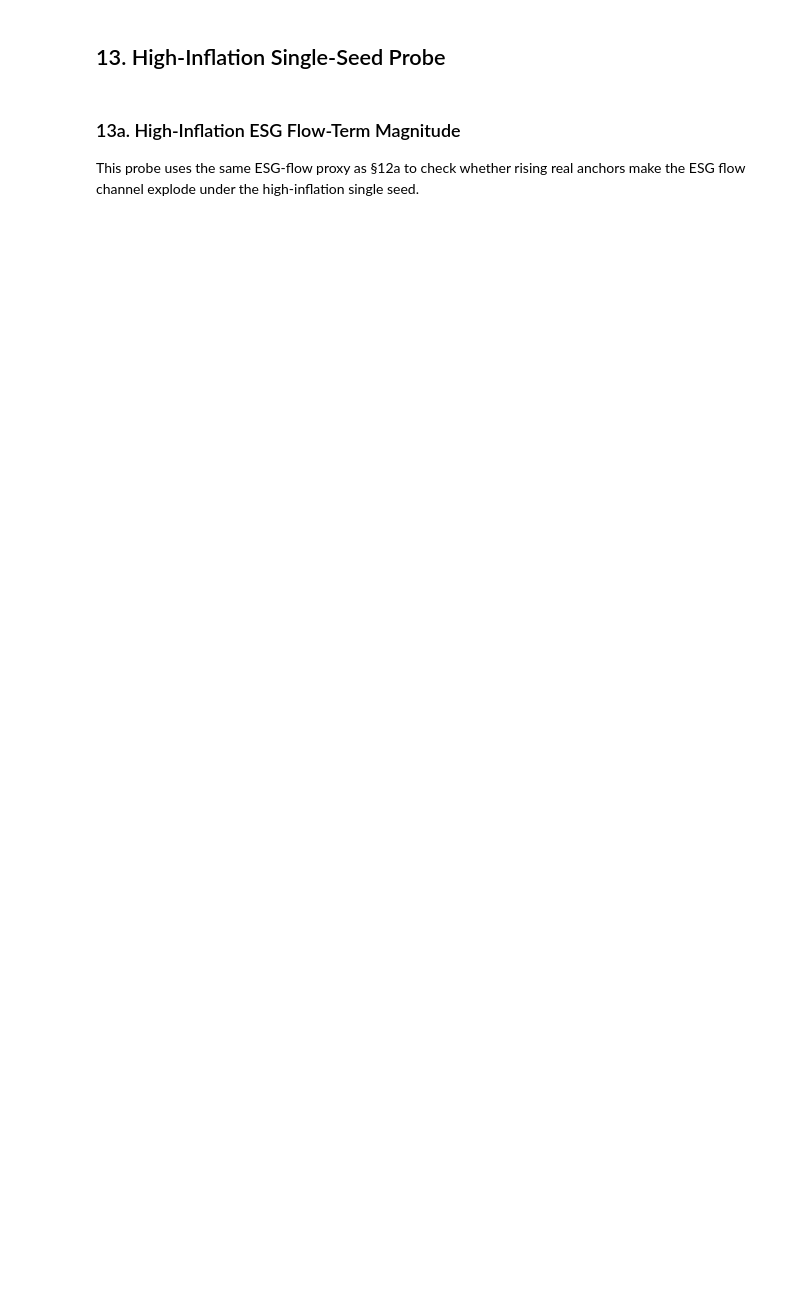
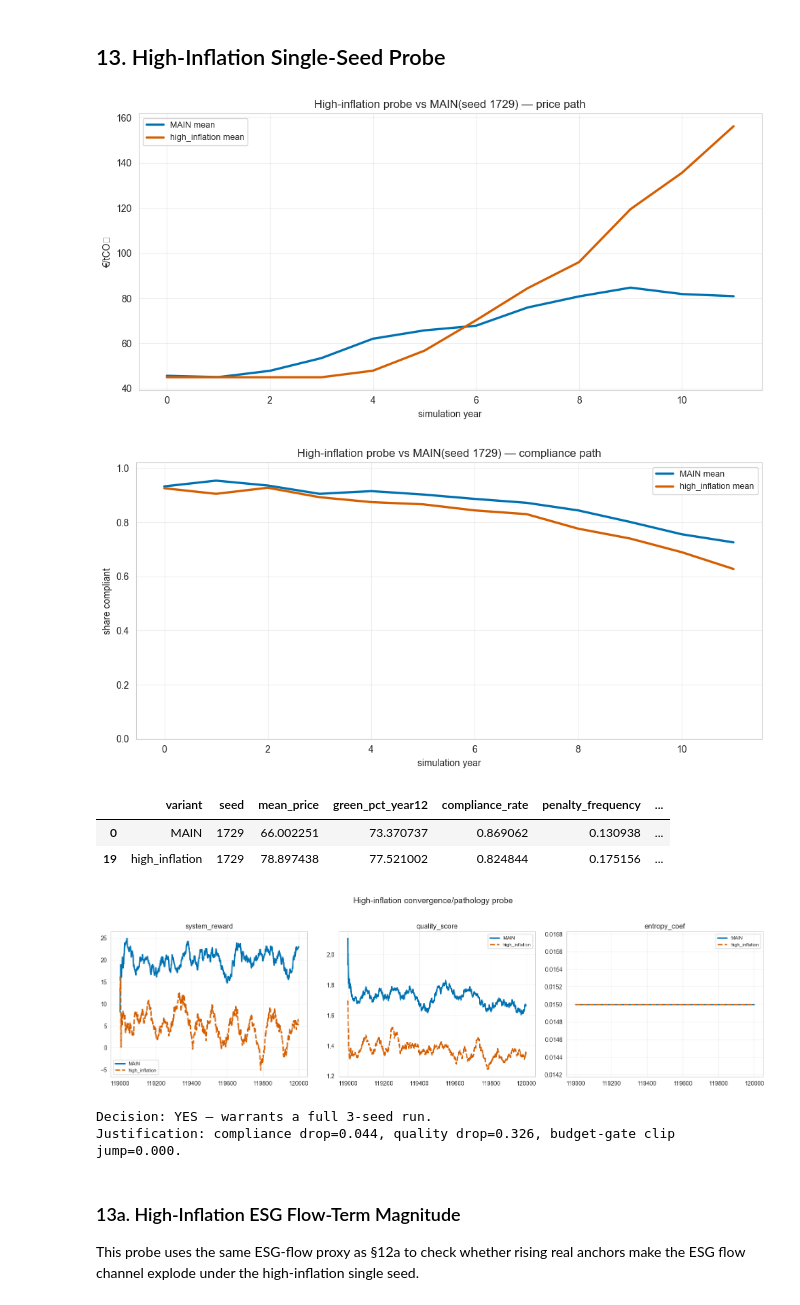
Before and after one commit to DJH961/Thesis-Energy-Auction, a Jupyter notebook: notebooks/ets_marl - Thesis Experiments Analysis.ipynb, the cells around one changed output. Cells and saved outputs as stored; diff of their text form; code cells hidden in the pictures; blank space fills up the shorter version.

Commit message:
Thesis Experiments Notebook Run

```diff
--- a/notebooks/ets_marl - Thesis Experiments Analysis.ipynb
+++ b/notebooks/ets_marl - Thesis Experiments Analysis.ipynb
@@ -900,52 +1151,94 @@ else:
 # %% [markdown]
 ## 13. High-Inflation Single-Seed Probe
 # %%
-_plot_yearly_variants(['MAIN', 'high_inflation'], price_metric,
-                      'High-inflation probe vs MAIN(seed 1729) — price path', '€/tCO₂', seeds=[1729])
-_plot_yearly_variants(['MAIN', 'high_inflation'], compliance_metric,
-                      'High-inflation probe vs MAIN(seed 1729) — compliance path', 'share compliant', seeds=[1729], ylim=(0, 1.02))
+# Colorblind-safe palette (Okabe-Ito) + style redundancy (linestyle)
+VARIANT_COLOR.update({
+    'MAIN': '#0072B2',            # blue
+    'high_inflation': '#D55E00',  # vermillion
+})
+variant_style = {
+    'MAIN': '-',
+    'high_inflation': '--',
+}
+
+_plot_yearly_variants(
+    ['MAIN', 'high_inflation'],
+    price_metric,
+    'High-inflation probe vs MAIN(seed 1729) — price path',
+    '€/tCO₂',
+    seeds=[1729],
+)
+_plot_yearly_variants(
+    ['MAIN', 'high_inflation'],
+    compliance_metric,
+    'High-inflation probe vs MAIN(seed 1729) — compliance path',
+    'share compliant',
+    seeds=[1729],
+    ylim=(0, 1.02),
+)
 
 hi_cols = ['variant', 'seed', 'mean_price', 'green_pct_year12', 'compliance_rate', 'penalty_frequency',
            'penalty_magnitude_positive', 'budget_gate_clip_freq', 'quality_score', 'Q_volatility',
            'within_episode_price_std', 'system_reward']
-hi_df = summary_df[summary_df['variant'].astype(str).isin(['MAIN', 'high_inflation']) & summary_df['seed'].eq(1729)][hi_cols]
+hi_df = summary_df[
+    summary_df['variant'].astype(str).isin(['MAIN', 'high_inflation']) & summary_df['seed'].eq(1729)
+][hi_cols]
 display(hi_df)
 
 # Episode-level diagnostics for the single seed.
 fig, axes = plt.subplots(1, 3, figsize=(16, 4.5))
 for ax, metric in zip(axes, ['system_reward', 'quality_score', 'entropy_coef']):
     for variant in ['MAIN', 'high_inflation']:
         run = runs.get((variant, 1729))
         if run is None or run['ep_df'].empty:
             continue
         ep = run['ep_df']
         if metric == 'system_reward':
             cols = agent_cols(ep, 'reward')
             s = ep[cols].sum(axis=1) if cols else pd.Series(dtype=float)
         elif metric in ep.columns:
             s = ep[metric]
         else:
             continue
         x = ep['episode'] if 'episode' in ep.columns else np.arange(len(ep))
-        ax.plot(x, s.rolling(ROLL, min_periods=1).mean(), label=variant, color=VARIANT_COLOR.get(variant))
-    ax.set_title(metric); ax.grid(True, alpha=0.3); ax.legend(fontsize=8)
+        ax.plot(
+            x,
+            s.rolling(ROLL, min_periods=1).mean(),
+            label=variant,
+            color=VARIANT_COLOR.get(variant),
+            linestyle=variant_style.get(variant, '-'),
+            linewidth=2.2
+        )
+    ax.set_title(metric)
+    ax.grid(True, alpha=0.3)
+    ax.legend(fontsize=8)
 plt.suptitle('High-inflation convergence/pathology probe', fontsize=14, y=1.03)
-plt.tight_layout(); plt.show()
+plt.tight_layout()
+plt.show()
 
 if not hi_df.empty and {'compliance_rate', 'quality_score', 'budget_gate_clip_freq'}.issubset(hi_df.columns):
     main = hi_df[hi_df['variant'].astype(str) == 'MAIN']
     high = hi_df[hi_df['variant'].astype(str) == 'high_inflation']
     if len(main) and len(high):
         comp_drop = float(main['compliance_rate'].iloc[0] - high['compliance_rate'].iloc[0])
         q_drop = float(main['quality_score'].iloc[0] - high['quality_score'].iloc[0])
-        gate_jump = float(high['budget_gate_clip_freq'].iloc[0] - main['budget_gate_clip_freq'].iloc[0]) if pd.notna(high['budget_gate_clip_freq'].iloc[0]) and pd.notna(main['budget_gate_clip_freq'].iloc[0]) else np.nan
-        # Screening heuristic for a probe-only run: 5 percentage points is a
-        # policy-visible compliance/gate movement; 0.10 is a large quality-score
-        # shift on this notebook's [0,1]-style diagnostics. Treat as triage,
-        # not a confirmatory significance threshold.
+        gate_jump = (
+            float(high['budget_gate_clip_freq'].iloc[0] - main['budget_gate_clip_freq'].iloc[0])
+            if pd.notna(high['budget_gate_clip_freq'].iloc[0]) and pd.notna(main['budget_gate_clip_freq'].iloc[0])
+            else np.nan
+        )
         promote = (comp_drop > 0.05) or (q_drop > 0.10) or (pd.notna(gate_jump) and gate_jump > 0.05)
         print('Decision:', 'YES — warrants a full 3-seed run.' if promote else 'NO — single-seed probe does not show a large qualitative break.')
         print(f'Justification: compliance drop={comp_drop:.3f}, quality drop={q_drop:.3f}, budget-gate clip jump={gate_jump:.3f}.')
+# %% [output]
+[figure, added]
+[figure, added]
+|  | variant | seed | mean_price | green_pct_year12 | compliance_rate | penalty_frequency | ... |
+| 0 | MAIN | 1729 | 66.002251 | 73.370737 | 0.869062 | 0.130938 | ... |
+| 19 | high_inflation | 1729 | 78.897438 | 77.521002 | 0.824844 | 0.175156 | ... |
+[figure, added]
+Decision: YES — warrants a full 3-seed run.
+Justification: compliance drop=0.044, quality drop=0.326, budget-gate clip jump=0.000.
 # %% [markdown]
 ### 13a. High-Inflation ESG Flow-Term Magnitude
 
```
Also changed, not shown: parts of 21 cells of this notebook.
